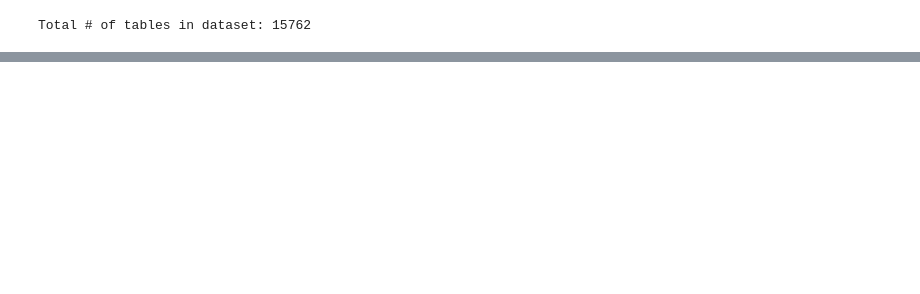
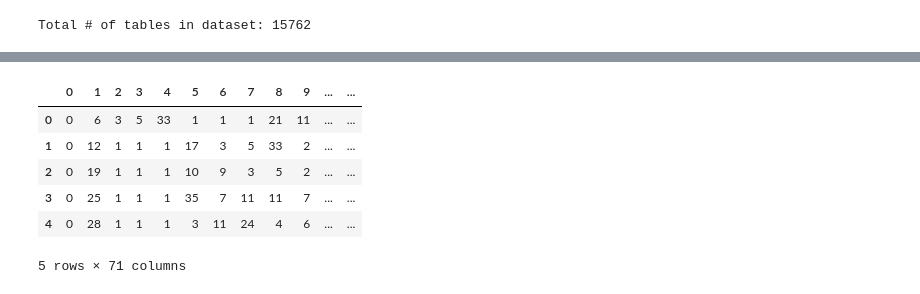
Before and after one commit to psaunderualberta/BareTQL_ML, a Jupyter notebook: Data Analysis/BareTQL Data Analysis.ipynb, the cells around one changed output, grey strips where cells are left out. Cells and saved outputs as stored; diff of their text form; code cells hidden in the pictures; blank space fills up the shorter version.

```diff
--- a/Data Analysis/BareTQL Data Analysis.ipynb
+++ b/Data Analysis/BareTQL Data Analysis.ipynb
@@ -503,0 +450,16 @@ plt.plot(train_losses)
+# %%
+arr = []
+for i, table in enumerate(table_chars):
+    for row in table:
+        arr.append([i] + list(row))
+
+arr = np.array(arr)
+df = pd.DataFrame(arr)
+# %% [output]
+|  | 0 | 1 | 2 | 3 | 4 | 5 | 6 | 7 | 8 | 9 | ... | ... |
+| 0 | 0 | 6 | 3 | 5 | 33 | 1 | 1 | 1 | 21 | 11 | ... | ... |
+| 1 | 0 | 12 | 1 | 1 | 1 | 17 | 3 | 5 | 33 | 2 | ... | ... |
+| 2 | 0 | 19 | 1 | 1 | 1 | 10 | 9 | 3 | 5 | 2 | ... | ... |
+| 3 | 0 | 25 | 1 | 1 | 1 | 35 | 7 | 11 | 11 | 7 | ... | ... |
+| 4 | 0 | 28 | 1 | 1 | 1 | 3 | 11 | 24 | 4 | 6 | ... | ... |
+5 rows × 71 columns
```
Also changed, not shown: parts of 13 cells of this notebook, 1 other file.
